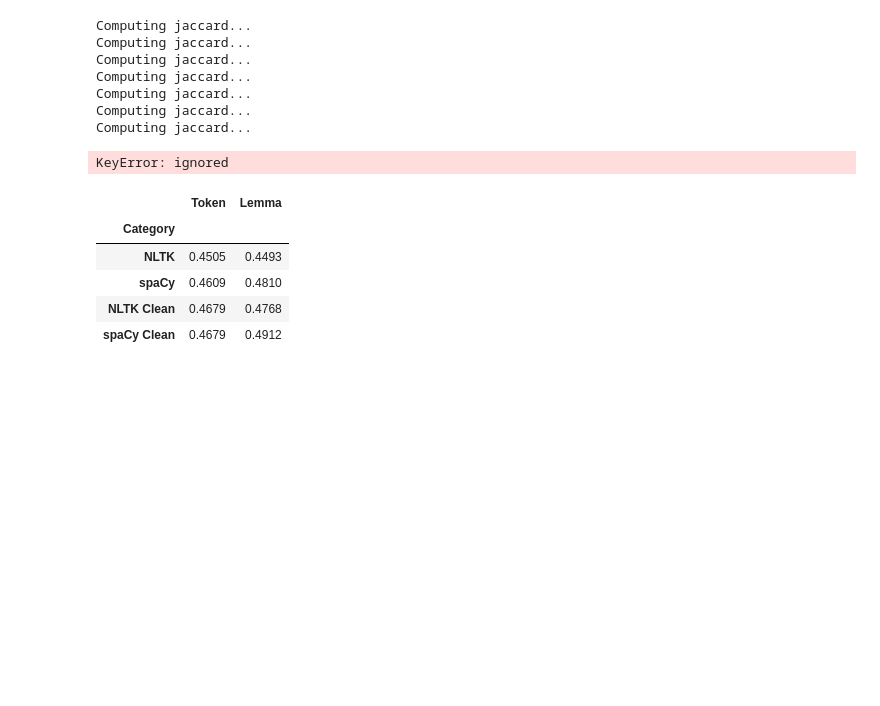
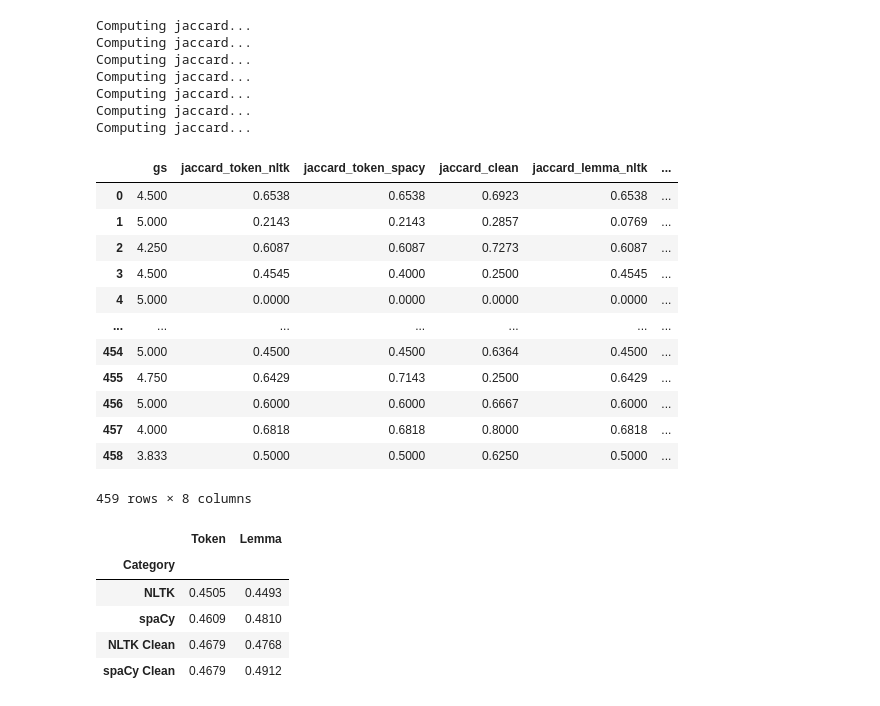
Before and after one commit to MarioROT/IHLT-MAI, a Jupyter notebook: Session3_MarioRosas_AlamLopez.ipynb, the cells around one changed output. Cells and saved outputs as stored; diff of their text form; code cells hidden in the pictures; blank space fills up the shorter version.

```diff
--- a/Session3_MarioRosas_AlamLopez.ipynb
+++ b/Session3_MarioRosas_AlamLopez.ipynb
@@ -111,9 +111,21 @@ Computing jaccard...
 Computing jaccard...
 Computing jaccard...
 # %%
-dt[['gs','jaccard_token_nltk','jaccard_token_clean_nltk','jaccard_token_spacy','jaccard_token_clean_spacy','jaccard_lemma_nltk','jaccard_lemma_clean_nltk','jaccard_lemma_spacy','jaccard_lemma_clean_spacy']]
+dt[['gs','jaccard_token_nltk','jaccard_token_spacy','jaccard_clean','jaccard_lemma_nltk','jaccard_lemma_clean_nltk','jaccard_lemma_spacy','jaccard_lemma_clean_spacy']]
 # %% [output]
+|  | gs | jaccard_token_nltk | jaccard_token_spacy | jaccard_clean | jaccard_lemma_nltk | ... |
+| 0 | 4.500 | 0.6538 | 0.6538 | 0.6923 | 0.6538 | ... |
+| 1 | 5.000 | 0.2143 | 0.2143 | 0.2857 | 0.0769 | ... |
+| 2 | 4.250 | 0.6087 | 0.6087 | 0.7273 | 0.6087 | ... |
+| 3 | 4.500 | 0.4545 | 0.4000 | 0.2500 | 0.4545 | ... |
+| 4 | 5.000 | 0.0000 | 0.0000 | 0.0000 | 0.0000 | ... |
+| ... | ... | ... | ... | ... | ... | ... |
+| 454 | 5.000 | 0.4500 | 0.4500 | 0.6364 | 0.4500 | ... |
+| 455 | 4.750 | 0.6429 | 0.7143 | 0.2500 | 0.6429 | ... |
+| 456 | 5.000 | 0.6000 | 0.6000 | 0.6667 | 0.6000 | ... |
+| 457 | 4.000 | 0.6818 | 0.6818 | 0.8000 | 0.6818 | ... |
+| 458 | 3.833 | 0.5000 | 0.5000 | 0.6250 | 0.5000 | ... |
-KeyError: ignored
+459 rows × 8 columns
 # %%
 results = {'Category':['NLTK', 'spaCy', 'NLTK Clean', 'spaCy Clean'],'Token':[], 'Lemma':[]}
 results['Token'].append(pearsonr(dt['gs'], 1-dt['jaccard_token_nltk'])[0])
```
Also changed, not shown: parts of 2 cells of this notebook.
